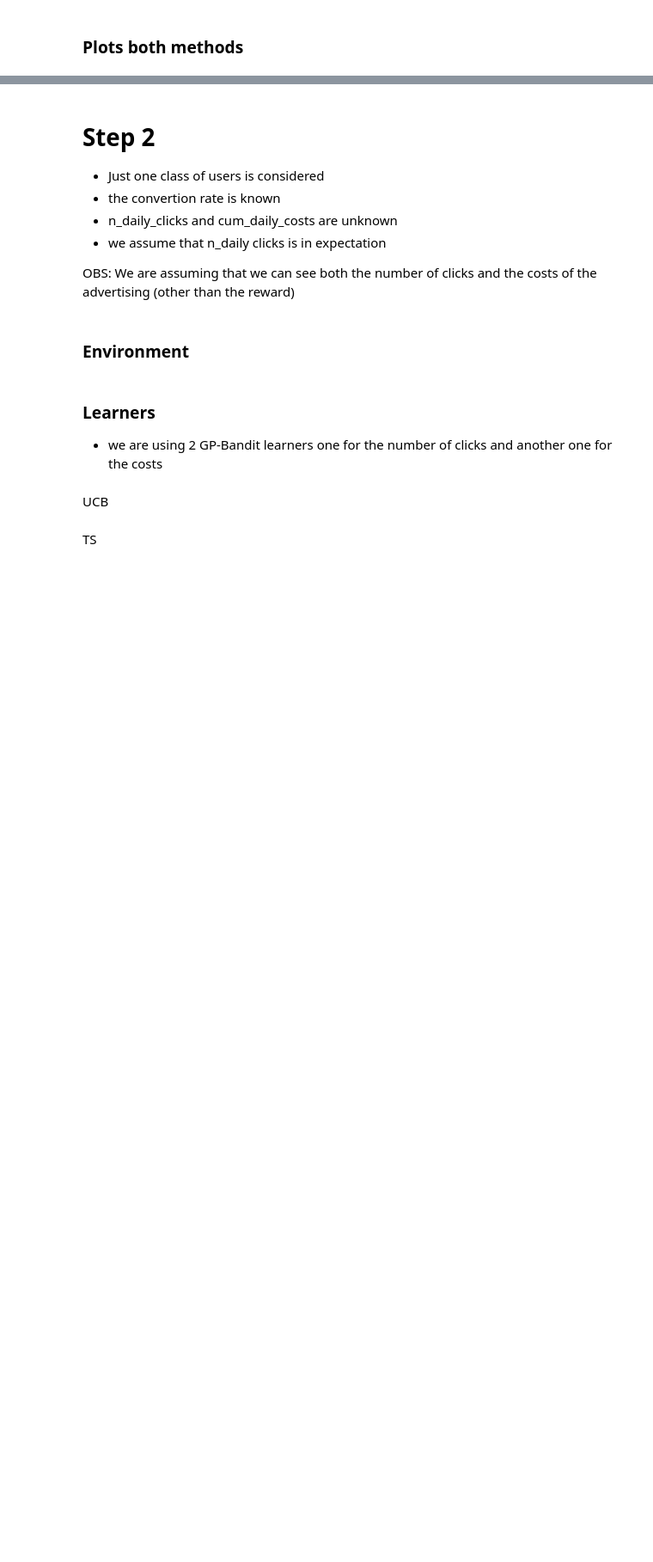
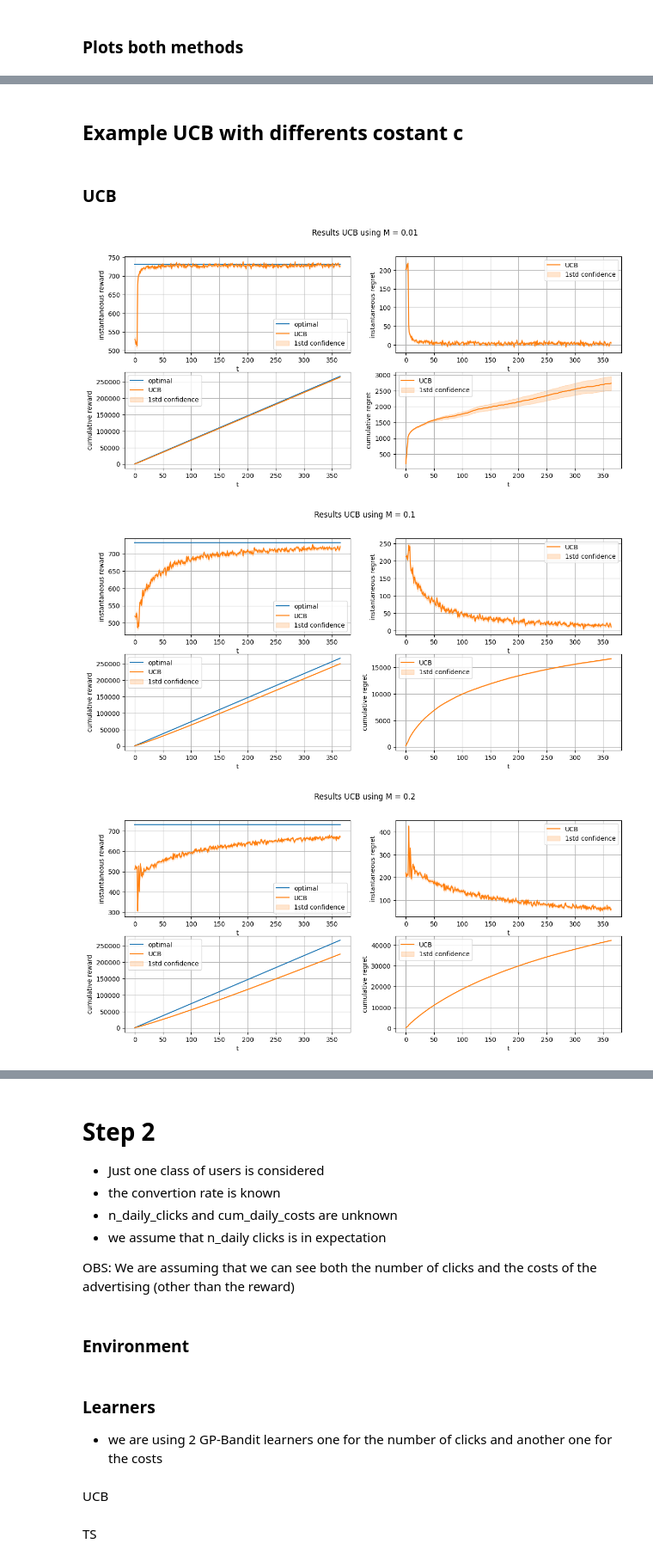
Before and after one commit to ossama-eloukili/Online-Learning-Applications-Project, a Jupyter notebook: new_approach/STEPS_from_1_to_3.ipynb, the cells around one changed output, grey strips where cells are left out. Shown at 86% size. Saved outputs shown, nothing was run; the diff lists cells and outputs as text; code cells hidden in the pictures; blank space fills up the shorter version.

Commit message:
step1 UCB different costants in the upperbound

```diff
--- a/new_approach/STEPS_from_1_to_3.ipynb
+++ b/new_approach/STEPS_from_1_to_3.ipynb
@@ -426,0 +427,2 @@ plt.grid()
+# %% [markdown]
+## Example UCB with differents costant c
@@ -426,0 +457,4 @@ plt.grid()
+# %% [markdown]
+### UCB
+# %%
+M_list = [0.01, 0.1, 0.2, 0.5 , 1, 5]
@@ -426,0 +538,56 @@ plt.grid()
+# %%
+# std_inst_list = []
+# std_cum_list = []
+# mean_rewards_hat_list = []
+# for ucb_rewards_per_experiment in ucb_rewards_per_experiment_per_M:
+#     std_inst_list.append(np.std(ucb_rewards_per_experiment, axis = 0)/np.sqrt(n_experiments))
+#     std_cum_list.append(np.std(np.cumsum(ucb_rewards_per_experiment, axis = 1), axis = 0)/np.sqrt(n_experiments))
+#     mean_rewards_hat_list.append(np.mean(ucb_rewards_per_experiment, axis = 0))
+
+
+for i,ucb_rewards_per_experiment in enumerate(ucb_rewards_per_experiment_per_M):
+    std_inst = np.std(ucb_rewards_per_experiment, axis = 0)/np.sqrt(n_experiments)
+    std_cum = np.std(np.cumsum(ucb_rewards_per_experiment, axis = 1), axis = 0)/np.sqrt(n_experiments)
+    mean_rewards_hat = np.mean(ucb_rewards_per_experiment, axis = 0)
+
+    plt.figure(figsize = (14,6))
+    plt.suptitle(f'Results UCB using M = {M_list[i]}')
+
+    plt.subplot(2,2,1)
+    plt.xlabel("t")
+    plt.ylabel("instantaneous reward")
+    plt.plot(np.full(T,opt), label = "optimal")
+    plt.plot(mean_rewards_hat, 'C1', label = "UCB")
+    plt.fill_between(np.arange(T), mean_rewards_hat-std_inst, mean_rewards_hat + std_inst, alpha = 0.2, color = 'C1', label = "1std confidence")
+    plt.legend()
+    plt.grid()
+
+    plt.subplot(2,2,2)
+    plt.xlabel("t")
+    plt.ylabel("instantaneous regret")
+    plt.plot(opt - mean_rewards_hat, 'C1', label = "UCB")
+    plt.fill_between(np.arange(T), opt - mean_rewards_hat -std_inst, opt - mean_rewards_hat + std_inst, alpha = 0.2, color = 'C1', label = "1std confidence")
+    plt.legend()
+    plt.grid()
+
+
+    plt.subplot(2,2,3)
+    plt.xlabel("t")
+    plt.ylabel("cumulative reward")
+    plt.plot(np.cumsum(np.full(T,opt)), label = "optimal")
+    plt.plot(np.cumsum(mean_rewards_hat), 'C1', label = "UCB")
+    plt.fill_between(np.arange(T), np.cumsum(mean_rewards_hat)-std_cum, np.cumsum(mean_rewards_hat) + std_cum, alpha = 0.2, color = 'C1', label = "1std confidence")
+    plt.legend()
+    plt.grid()
+
+    plt.subplot(2,2,4)
+    plt.xlabel("t")
+    plt.ylabel("cumulative regret")
+    plt.plot(np.cumsum(opt - mean_rewards_hat), 'C1', label = "UCB")
+    plt.fill_between(np.arange(T),np.cumsum(opt - mean_rewards_hat)-std_cum, np.cumsum(opt - mean_rewards_hat) + std_cum, alpha = 0.2, color = 'C1', label = "1std confidence")
+    plt.legend()
+    plt.grid()
+# %% [output]
+[figure, added]
+[figure, added]
+[figure, added]
```
Also changed, not shown: parts of 14 cells of this notebook.
